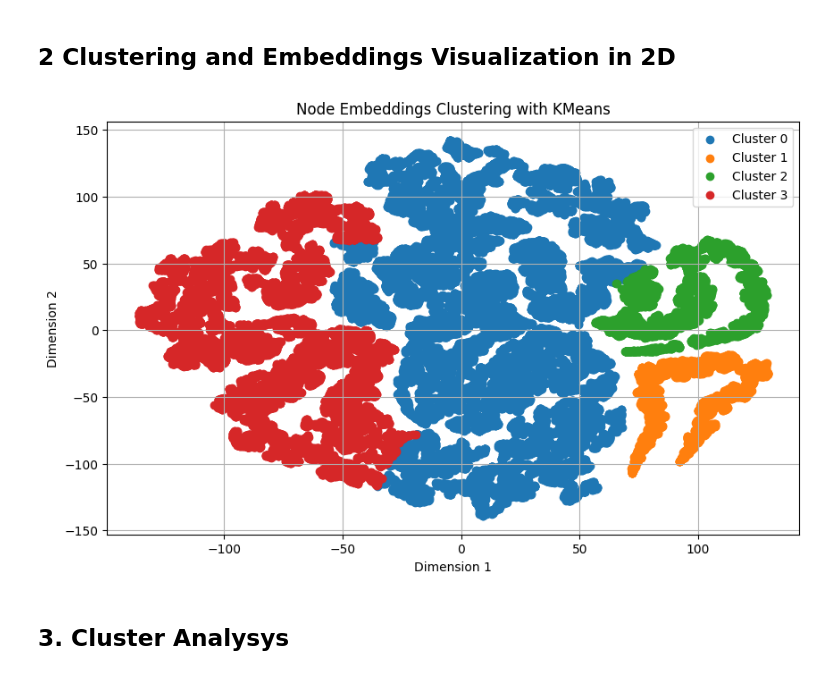
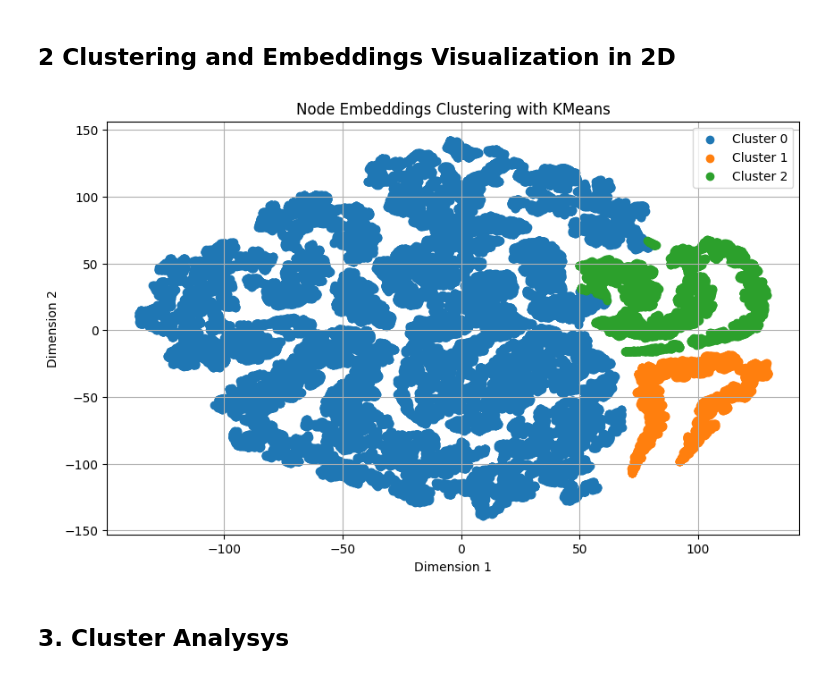
Before and after one commit to etechoptimist/knowledge_graph_usecase, a Jupyter notebook: Step 4_clustering_using_node_embeddings.ipynb, the cells around one changed output. Drawn from its saved outputs; the diff is of its cells as text; code cells hidden in the pictures.

```diff
--- a/Step 4_clustering_using_node_embeddings.ipynb
+++ b/Step 4_clustering_using_node_embeddings.ipynb
@@ -58,35 +62,35 @@ plt.show()
 # %%
 import numpy as np
 from sklearn.cluster import KMeans
 from sklearn.manifold import TSNE
 import matplotlib.pyplot as plt
 
 # Define KMeans parameters
-num_clusters = 4 # Optimal number of clusters
+num_clusters = 3 # Optimal number of clusters
 
 # Fit KMeans model
 kmeans = KMeans(n_clusters=num_clusters, random_state=42)
 labels = kmeans.fit_predict(embeddings)
 
 # Reduce the dimensionality of the embeddings to 2D for visualization
 tsne = TSNE(n_components=2, random_state=42)
 embeddings_2d = tsne.fit_transform(embeddings)
 
 # Plot the clusters
 plt.figure(figsize=(10, 6))
 unique_labels = set(labels)
 for cluster in unique_labels:
     cluster_points = embeddings_2d[labels == cluster]
     plt.scatter(cluster_points[:, 0], cluster_points[:, 1], label=f"Cluster {cluster}")
 
 plt.xlabel("Dimension 1")
 plt.ylabel("Dimension 2")
 plt.title("Node Embeddings Clustering with KMeans")
 plt.legend()
 plt.grid(True)
 plt.show()
 # %% [output]
-[figure, old version]
+[figure, new version]
 # %%
 # Save the labels for future reference
 np.save("kmeans_labels.npy", labels)
```
Also changed, not shown: parts of 3 cells of this notebook.
